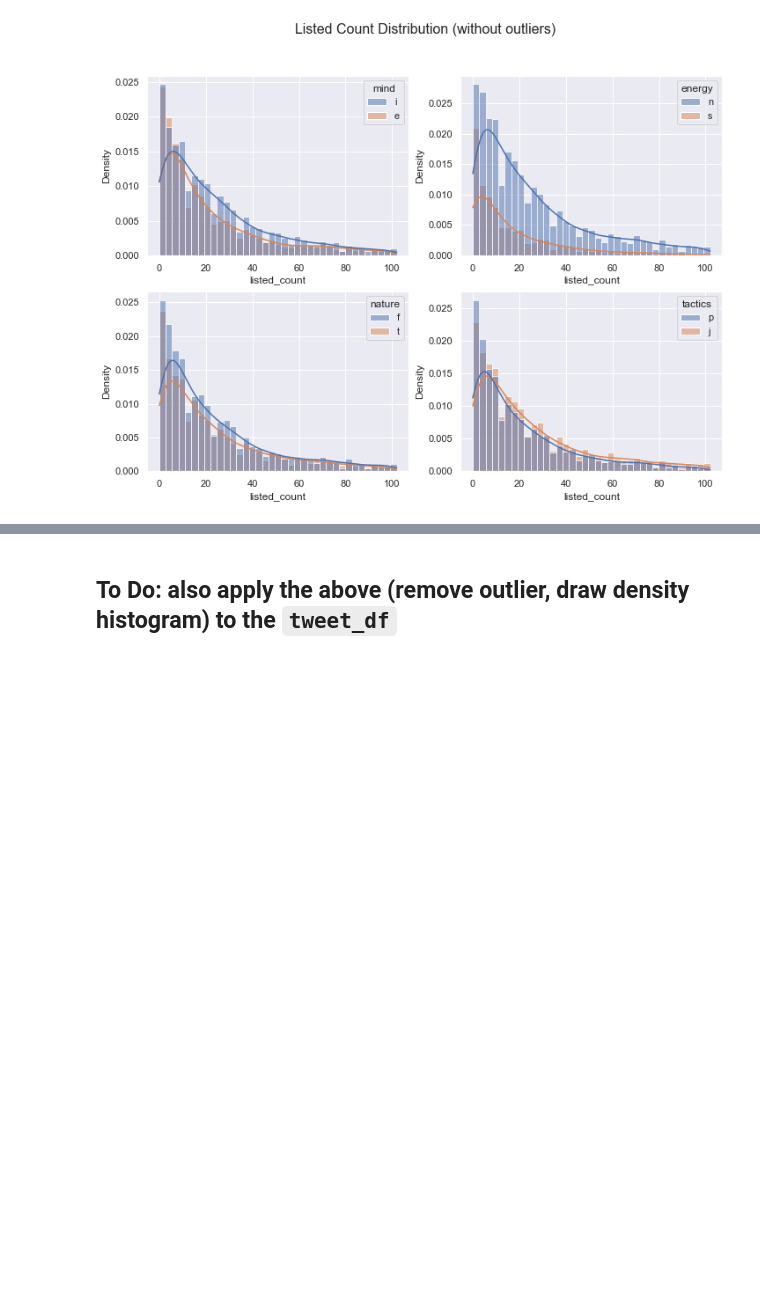
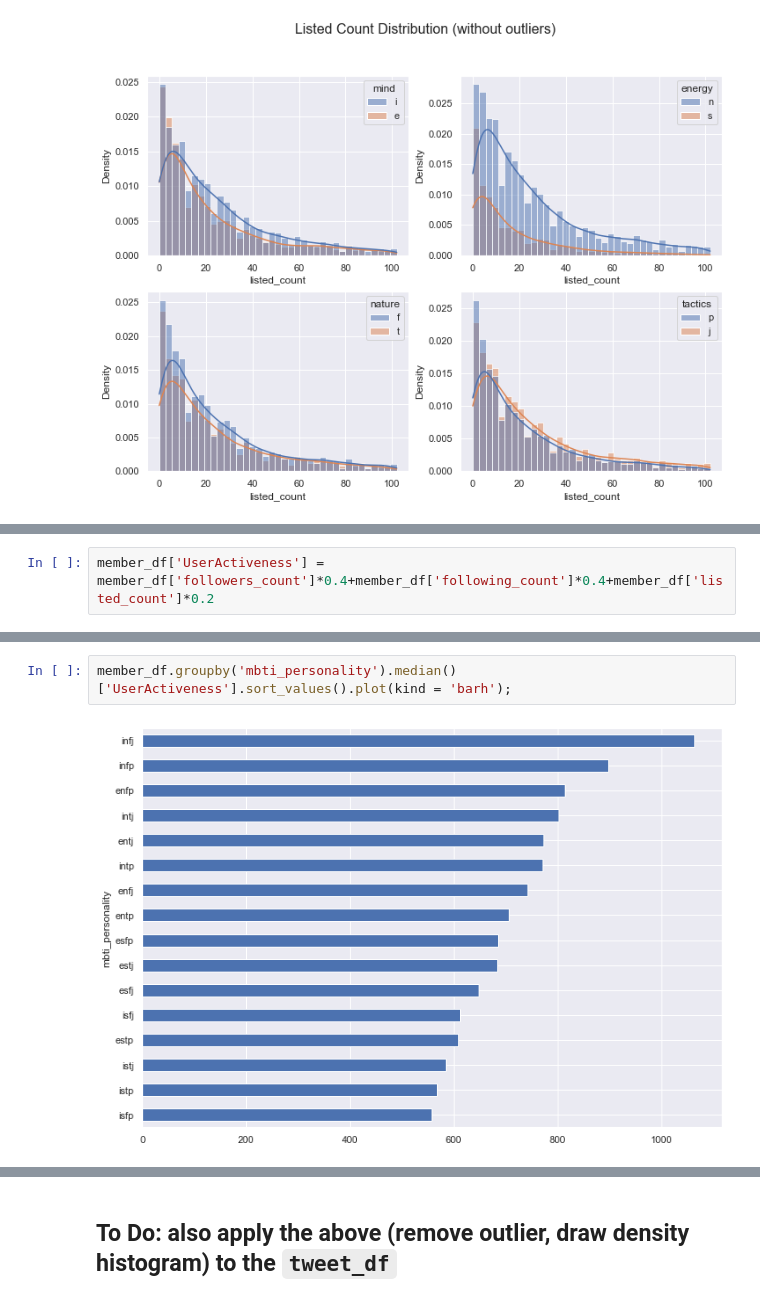
Before and after one commit to Skylar-Shi/MBTI_Data_Analysis_Project, a Jupyter notebook: EDACheckpointGroup_Sp23_RandomName.ipynb, the cells around one changed output, grey strips where cells are left out. Cells and saved outputs as stored; diff of their text form; blank space fills up the shorter version.

```diff
--- a/EDACheckpointGroup_Sp23_RandomName.ipynb
+++ b/EDACheckpointGroup_Sp23_RandomName.ipynb
@@ -1114,0 +1168,2 @@ plt.suptitle(t="Listed Count Distribution (without outliers)", fontsize=16);
+# %%
+member_df['UserActiveness'] = member_df['followers_count']*0.4+member_df['following_count']*0.4+member_df['listed_count']*0.2
@@ -1114,0 +1179,4 @@ plt.suptitle(t="Listed Count Distribution (without outliers)", fontsize=16);
+# %%
+member_df.groupby('mbti_personality').median()['UserActiveness'].sort_values().plot(kind = 'barh');
+# %% [output]
+[figure, added]
```
Also changed, not shown: parts of 34 cells of this notebook.
